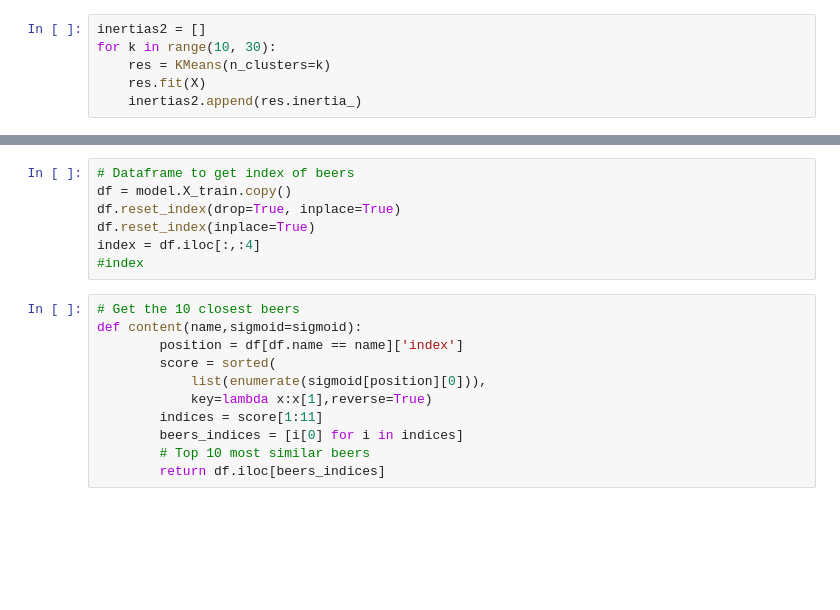
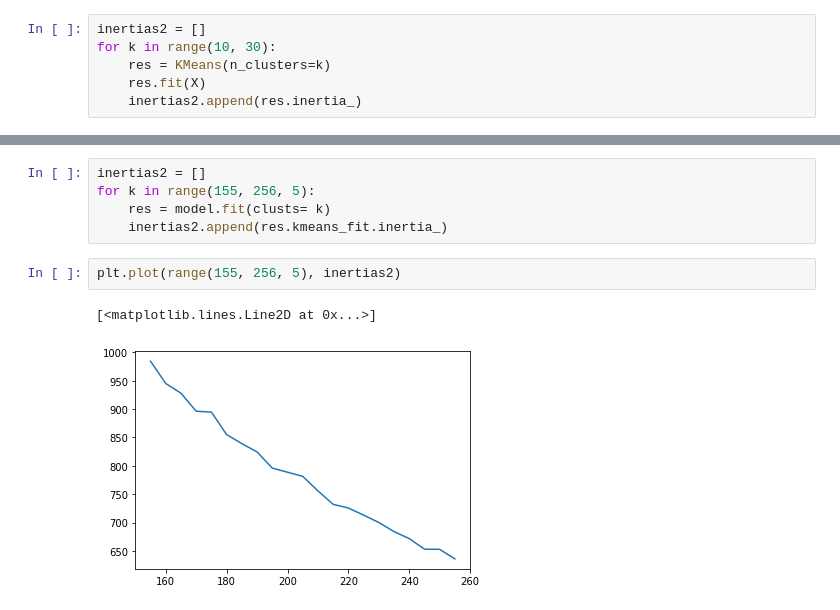
Before and after one commit to ltexp1998/zytholic_project, a Jupyter notebook: notebooks/atc_KMeans_base.ipynb, the cells around one changed output, grey strips where cells are left out. Cells and saved outputs as stored; diff of their text form; blank space fills up the shorter version.

```diff
--- a/notebooks/atc_KMeans_base.ipynb
+++ b/notebooks/atc_KMeans_base.ipynb
@@ -221,19 +138,11 @@ array([0.        , 0.        , 0.        , 0.        , 0.        ,
-# %%
-# Dataframe to get index of beers
-df = model.X_train.copy()
-df.reset_index(drop=True, inplace=True)
-df.reset_index(inplace=True)
-index = df.iloc[:,:4]
-#index
-# %%
-# Get the 10 closest beers
-def content(name,sigmoid=sigmoid):
-        position = df[df.name == name]['index']
-        score = sorted(
-            list(enumerate(sigmoid[position][0])),
-            key=lambda x:x[1],reverse=True)
-        indices = score[1:11]
-        beers_indices = [i[0] for i in indices]
-        # Top 10 most similar beers
-        return df.iloc[beers_indices]
+# %%
+inertias2 = []
+for k in range(155, 256, 5):
+    res = model.fit(clusts= k)
+    inertias2.append(res.kmeans_fit.inertia_)
+# %%
+plt.plot(range(155, 256, 5), inertias2)
+# %% [output]
+[<matplotlib.lines.Line2D at 0x...>]
+[figure, added]
 # %%
```
Also changed, not shown: parts of 67 cells of this notebook.
